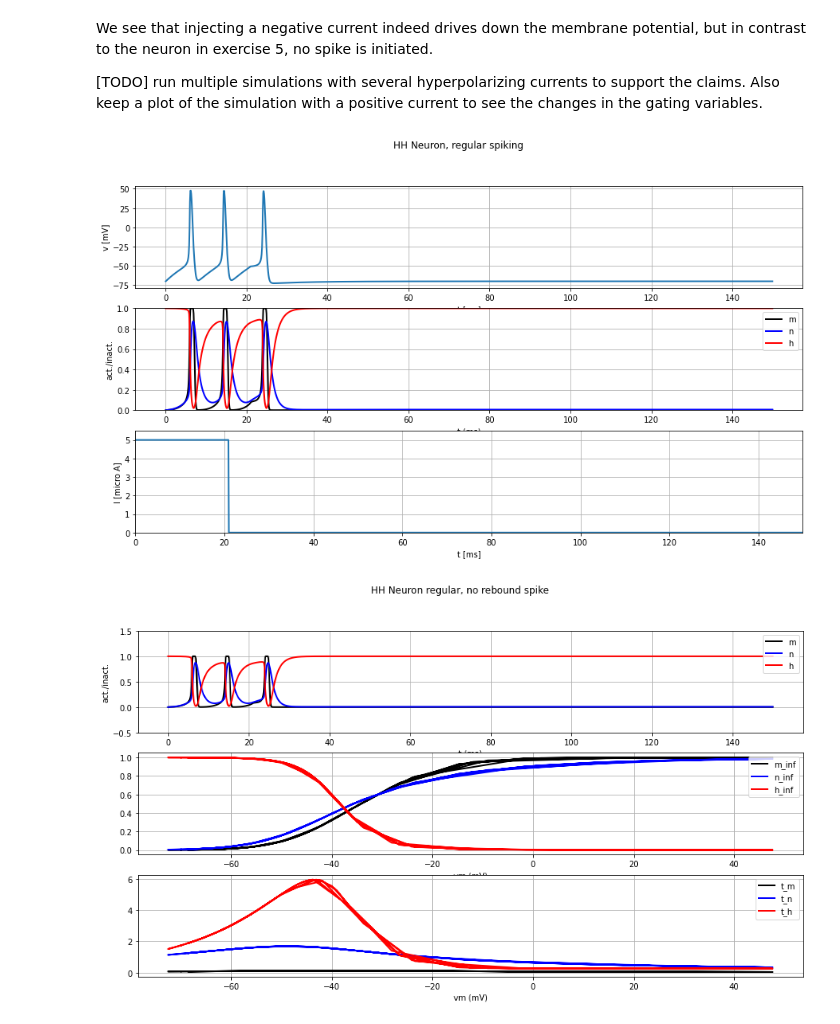
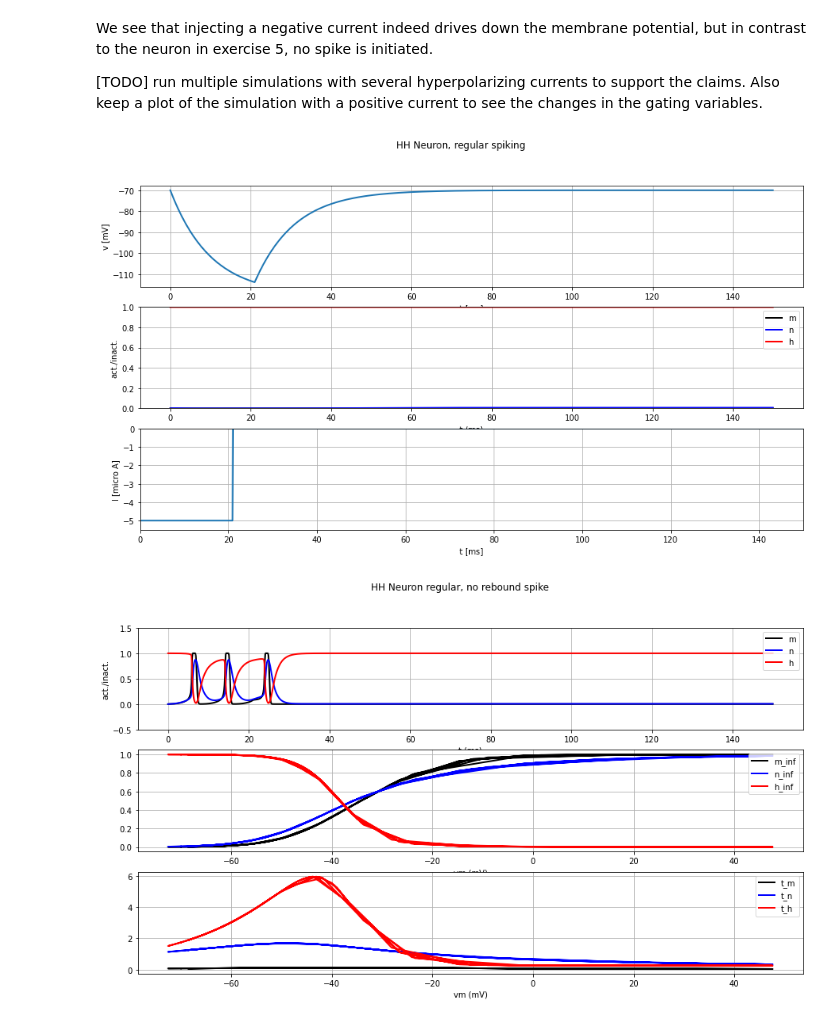
Before and after one commit to Thomas-debug-creator/SingleNeuron-HH2AdEx, a Jupyter notebook: first_notebook.ipynb, the cells around one changed output. Cells and saved outputs as stored; diff of their text form; code cells hidden in the pictures.

```diff
--- a/first_notebook.ipynb
+++ b/first_notebook.ipynb
@@ -313,13 +312,13 @@ We see that injecting a negative current indeed drives down the membrane potenti
 
 [TODO] run multiple simulations with several hyperpolarizing currents to support the claims. Also keep a plot of the simulation with a positive current to see the changes in the gating variables.
 # %%
-I_min = 5
+I_min = -5
 sim_time = 150
 current = input_factory.get_step_current(0, 20, b2.ms, I_min *b2.uA)
 state_monitor = simulate_HH_neuron_regular(current, sim_time * b2.ms)
 HH.plot_data(state_monitor, title="HH Neuron, regular spiking")
 # %% [output]
-[figure, old version]
+[figure, new version]
 # %%
 # Run multiple simulations with several negative currents
 plot_gating_variables(state_monitor, title="HH Neuron regular, no rebound spike")
```
Also changed, not shown: parts of 10 cells of this notebook.
